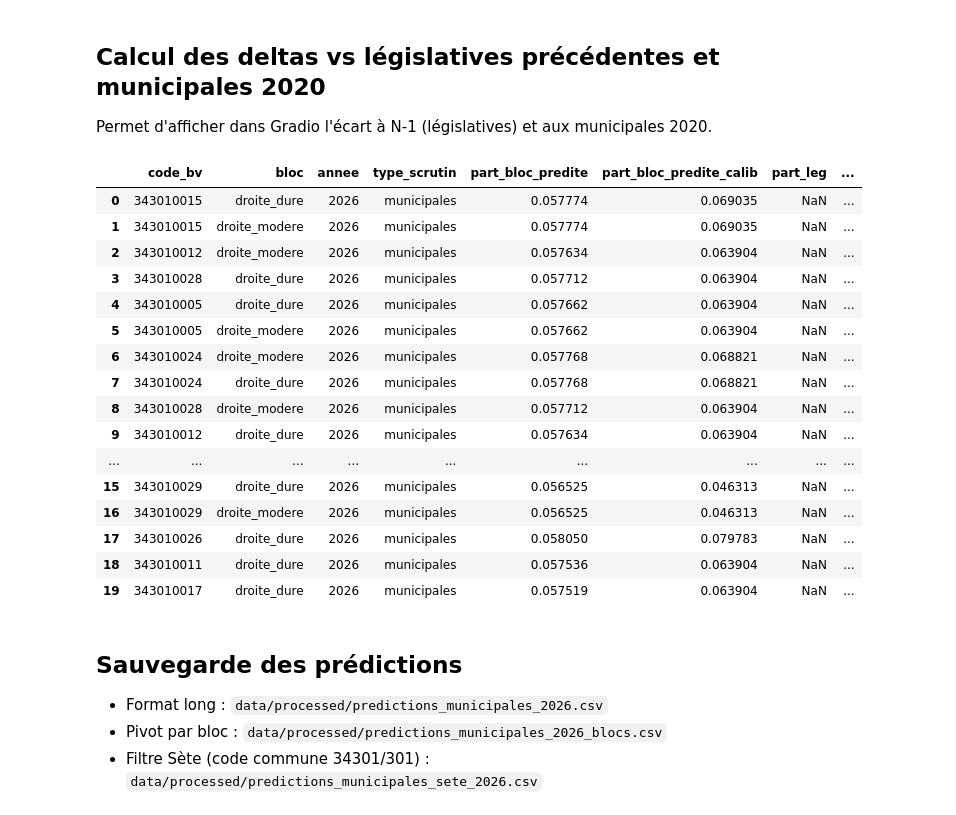
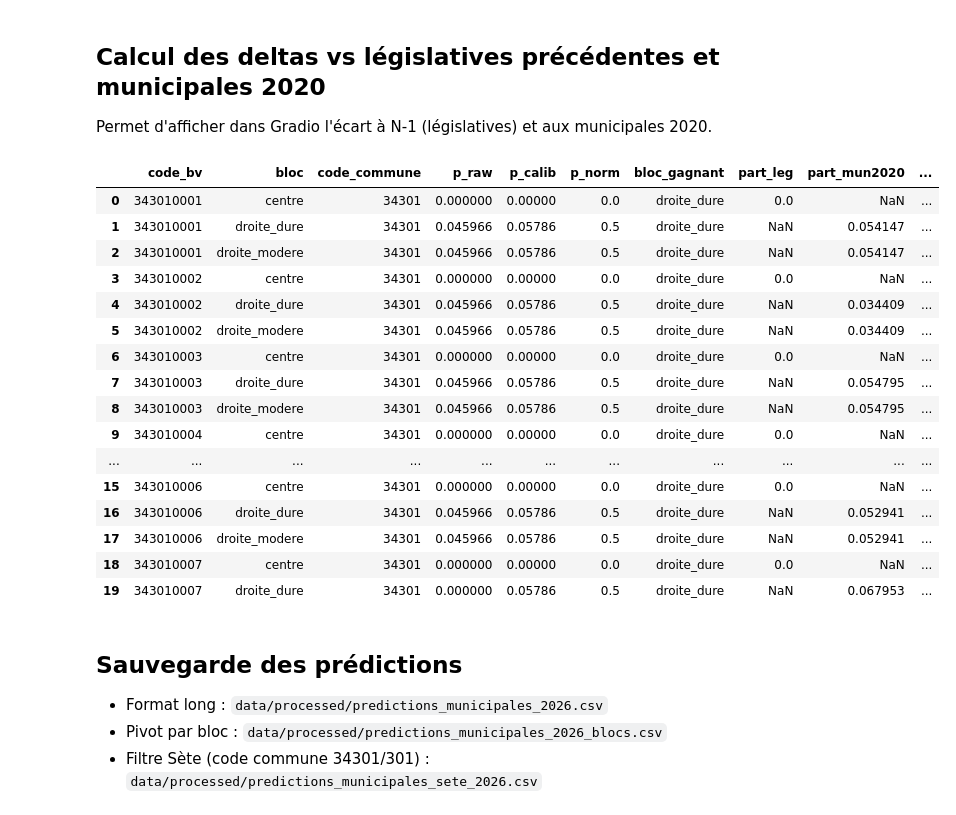
Before and after one commit to stephmnt/bdv, a Jupyter notebook: notebooks/03_modelisation_prediction.ipynb, the cells around one changed output. Cells and saved outputs as stored; diff of their text form; code cells hidden in the pictures.

```diff
--- a/notebooks/03_modelisation_prediction.ipynb
+++ b/notebooks/03_modelisation_prediction.ipynb
@@ -653,6 +1359,8 @@ if USE_WEIGHTED_MODEL and not results_weighted_df.empty:
 else:
     model_names = [name for name, _ in models]
     model_results_df = results_df[results_df["model"].isin(model_names)].reset_index(drop=True)
+    if model_results_df.empty:
+        raise ValueError("Aucun modele candidat pour la selection finale.")
     best_model_name = model_results_df.iloc[0]["model"]
     best_model = dict(models)[best_model_name]
 results_df
@@ -930,6 +1776,8 @@ def calibrated_oof_predictions(model, X, y, folds, sample_weights=None):
             iso.fit(pred_train, y_train, sample_weight=w_train)
         preds[test_idx] = iso.transform(pred_test)
     return preds
+
+bloc_calibrators = {}
 
 if not folds:
     print("Aucun fold disponible pour la calibration.")
@@ -977,6 +1825,19 @@ else:
         plt.grid(True, alpha=0.3)
         plt.show()
 
+    # Calibration par bloc (isotonic)
+    if "diag_df" in globals() and not diag_df.empty:
+        min_samples = 30
+        for bloc, g in diag_df.groupby("bloc"):
+            if len(g) < min_samples:
+                continue
+            iso_bloc = IsotonicRegression(out_of_bounds="clip")
+            iso_bloc.fit(g["y_pred"], g["y_true"])
+            bloc_calibrators[bloc] = iso_bloc
+        print(f"Bloc calibrators: {sorted(bloc_calibrators.keys())}")
+    else:
+        print("diag_df indisponible pour la calibration par bloc.")
+
     pred_full = best_model.predict(X)
     if np.unique(pred_full).size < 2:
         print("Calibration isotonic ignoree (predictions trop constantes).")
@@ -987,4 +1848,15 @@ else:
             iso_calibrator.fit(pred_full, y)
         else:
             iso_calibrator.fit(pred_full, y, sample_weight=fit_weights)
+
+def apply_bloc_calibration(df: pd.DataFrame, pred_col: str = "p_raw", out_col: str = "p_calib") -> pd.DataFrame:
+    out = df.copy()
+    out[out_col] = out[pred_col]
+    if not bloc_calibrators:
+        return out
+    for bloc, iso_bloc in bloc_calibrators.items():
+        mask = out["bloc"] == bloc
+        if mask.any():
+            out.loc[mask, out_col] = iso_bloc.transform(out.loc[mask, pred_col])
+    return out
 # %% [output]
@@ -1105,52 +2009,52 @@ pred_df.head()
 ## Calcul des deltas vs législatives précédentes et municipales 2020
 Permet d'afficher dans Gradio l'écart à N-1 (législatives) et aux municipales 2020.
 # %%
-history = build_model_table(elections_blocs, drop_na_target=True)
+history = build_model_table(base_df, drop_na_target=True)
 
 last_leg = (
     history[history["type_scrutin"] == "legislatives"]
     .sort_values("date_scrutin")
     .groupby(["code_bv", "bloc"], as_index=False)
     .tail(1)
     .rename(columns={"part_bloc": "part_leg"})
 )
 last_mun2020 = (
     history[(history["type_scrutin"] == "municipales") & (history["annee"] == 2020)]
     .sort_values("date_scrutin")
     .groupby(["code_bv", "bloc"], as_index=False)
     .tail(1)
     .rename(columns={"part_bloc": "part_mun2020"})
 )
 
 pred_df = pred_df.merge(last_leg[["code_bv", "bloc", "part_leg"]], on=["code_bv", "bloc"], how="left")
 pred_df = pred_df.merge(last_mun2020[["code_bv", "bloc", "part_mun2020"]], on=["code_bv", "bloc"], how="left")
 
-pred_df["delta_leg"] = pred_df["part_bloc_predite"] - pred_df["part_leg"]
-pred_df["delta_mun2020"] = pred_df["part_bloc_predite"] - pred_df["part_mun2020"]
+pred_df["delta_leg"] = pred_df["p_norm"] - pred_df["part_leg"]
+pred_df["delta_mun2020"] = pred_df["p_norm"] - pred_df["part_mun2020"]
 
-if "part_bloc_predite_calib" in pred_df.columns:
-    pred_df["delta_leg_calib"] = pred_df["part_bloc_predite_calib"] - pred_df["part_leg"]
-    pred_df["delta_mun2020_calib"] = pred_df["part_bloc_predite_calib"] - pred_df["part_mun2020"]
+if "p_calib" in pred_df.columns:
+    pred_df["delta_leg_calib"] = pred_df["p_calib"] - pred_df["part_leg"]
+    pred_df["delta_mun2020_calib"] = pred_df["p_calib"] - pred_df["part_mun2020"]
 
 pred_df.head(20)
 # %% [output]
-|  | code_bv | bloc | annee | type_scrutin | part_bloc_predite | part_bloc_predite_calib | part_leg | ... |
-| 0 | 343010015 | droite_dure | 2026 | municipales | 0.057774 | 0.069035 | NaN | ... |
-| 1 | 343010015 | droite_modere | 2026 | municipales | 0.057774 | 0.069035 | NaN | ... |
-| 2 | 343010012 | droite_modere | 2026 | municipales | 0.057634 | 0.063904 | NaN | ... |
-| 3 | 343010028 | droite_dure | 2026 | municipales | 0.057712 | 0.063904 | NaN | ... |
-| 4 | 343010005 | droite_dure | 2026 | municipales | 0.057662 | 0.063904 | NaN | ... |
-| 5 | 343010005 | droite_modere | 2026 | municipales | 0.057662 | 0.063904 | NaN | ... |
-| 6 | 343010024 | droite_modere | 2026 | municipales | 0.057768 | 0.068821 | NaN | ... |
-| 7 | 343010024 | droite_dure | 2026 | municipales | 0.057768 | 0.068821 | NaN | ... |
-| 8 | 343010028 | droite_modere | 2026 | municipales | 0.057712 | 0.063904 | NaN | ... |
-| 9 | 343010012 | droite_dure | 2026 | municipales | 0.057634 | 0.063904 | NaN | ... |
-| ... | ... | ... | ... | ... | ... | ... | ... | ... |
-| 15 | 343010029 | droite_dure | 2026 | municipales | 0.056525 | 0.046313 | NaN | ... |
-| 16 | 343010029 | droite_modere | 2026 | municipales | 0.056525 | 0.046313 | NaN | ... |
-| 17 | 343010026 | droite_dure | 2026 | municipales | 0.058050 | 0.079783 | NaN | ... |
-| 18 | 343010011 | droite_dure | 2026 | municipales | 0.057536 | 0.063904 | NaN | ... |
-| 19 | 343010017 | droite_dure | 2026 | municipales | 0.057519 | 0.063904 | NaN | ... |
+|  | code_bv | bloc | code_commune | p_raw | p_calib | p_norm | bloc_gagnant | part_leg | part_mun2020 | ... |
+| 0 | 343010001 | centre | 34301 | 0.000000 | 0.00000 | 0.0 | droite_dure | 0.0 | NaN | ... |
+| 1 | 343010001 | droite_dure | 34301 | 0.045966 | 0.05786 | 0.5 | droite_dure | NaN | 0.054147 | ... |
+| 2 | 343010001 | droite_modere | 34301 | 0.045966 | 0.05786 | 0.5 | droite_dure | NaN | 0.054147 | ... |
+| 3 | 343010002 | centre | 34301 | 0.000000 | 0.00000 | 0.0 | droite_dure | 0.0 | NaN | ... |
+| 4 | 343010002 | droite_dure | 34301 | 0.045966 | 0.05786 | 0.5 | droite_dure | NaN | 0.034409 | ... |
+| 5 | 343010002 | droite_modere | 34301 | 0.045966 | 0.05786 | 0.5 | droite_dure | NaN | 0.034409 | ... |
+| 6 | 343010003 | centre | 34301 | 0.000000 | 0.00000 | 0.0 | droite_dure | 0.0 | NaN | ... |
+| 7 | 343010003 | droite_dure | 34301 | 0.045966 | 0.05786 | 0.5 | droite_dure | NaN | 0.054795 | ... |
+| 8 | 343010003 | droite_modere | 34301 | 0.045966 | 0.05786 | 0.5 | droite_dure | NaN | 0.054795 | ... |
+| 9 | 343010004 | centre | 34301 | 0.000000 | 0.00000 | 0.0 | droite_dure | 0.0 | NaN | ... |
+| ... | ... | ... | ... | ... | ... | ... | ... | ... | ... | ... |
+| 15 | 343010006 | centre | 34301 | 0.000000 | 0.00000 | 0.0 | droite_dure | 0.0 | NaN | ... |
+| 16 | 343010006 | droite_dure | 34301 | 0.045966 | 0.05786 | 0.5 | droite_dure | NaN | 0.052941 | ... |
+| 17 | 343010006 | droite_modere | 34301 | 0.045966 | 0.05786 | 0.5 | droite_dure | NaN | 0.052941 | ... |
+| 18 | 343010007 | centre | 34301 | 0.000000 | 0.00000 | 0.0 | droite_dure | 0.0 | NaN | ... |
+| 19 | 343010007 | droite_dure | 34301 | 0.000000 | 0.05786 | 0.5 | droite_dure | NaN | 0.067953 | ... |
 # %% [markdown]
 ## Sauvegarde des prédictions
 - Format long : `data/processed/predictions_municipales_2026.csv`
```
Also changed, not shown: parts of 22 cells of this notebook, 2 other files.
